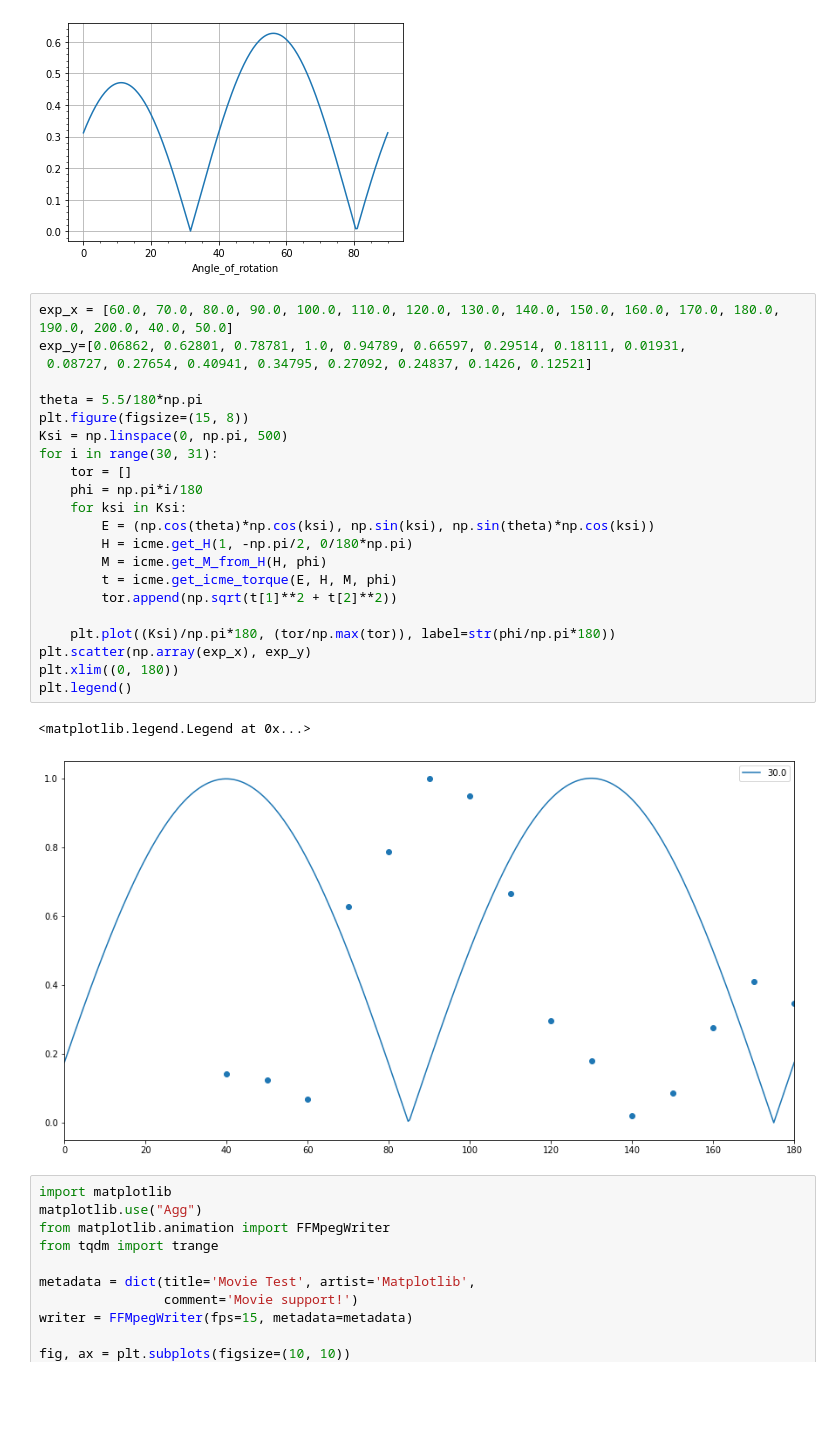
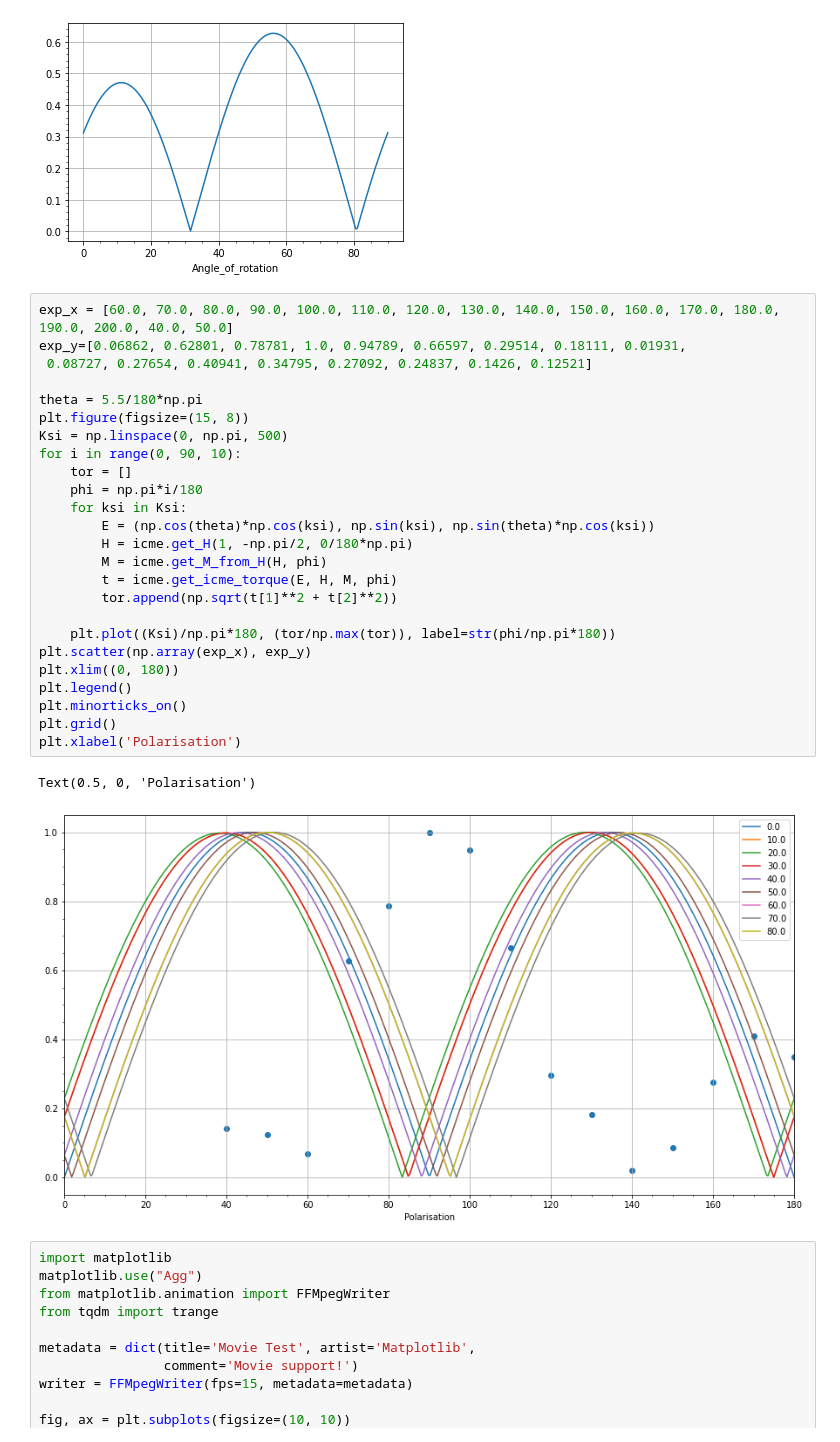
Before and after one commit to Semyonov-as/Python_Modelling, a Jupyter notebook: Waveguide_ICME.ipynb, the cells around one changed output. Drawn from its saved outputs; the diff is of its cells as text; blank space fills up the shorter version.

```diff
--- a/Waveguide_ICME.ipynb
+++ b/Waveguide_ICME.ipynb
@@ -57,28 +57,31 @@ plt.grid()
 # %%
 exp_x = [60.0, 70.0, 80.0, 90.0, 100.0, 110.0, 120.0, 130.0, 140.0, 150.0, 160.0, 170.0, 180.0, 190.0, 200.0, 40.0, 50.0]
 exp_y=[0.06862, 0.62801, 0.78781, 1.0, 0.94789, 0.66597, 0.29514, 0.18111, 0.01931,
  0.08727, 0.27654, 0.40941, 0.34795, 0.27092, 0.24837, 0.1426, 0.12521]
 
 theta = 5.5/180*np.pi
 plt.figure(figsize=(15, 8))
 Ksi = np.linspace(0, np.pi, 500)
-for i in range(30, 31):
+for i in range(0, 90, 10):
     tor = []
     phi = np.pi*i/180
     for ksi in Ksi:
         E = (np.cos(theta)*np.cos(ksi), np.sin(ksi), np.sin(theta)*np.cos(ksi))
         H = icme.get_H(1, -np.pi/2, 0/180*np.pi)
         M = icme.get_M_from_H(H, phi)
         t = icme.get_icme_torque(E, H, M, phi)
         tor.append(np.sqrt(t[1]**2 + t[2]**2))
 
     plt.plot((Ksi)/np.pi*180, (tor/np.max(tor)), label=str(phi/np.pi*180))
 plt.scatter(np.array(exp_x), exp_y)
 plt.xlim((0, 180))
 plt.legend()
+plt.minorticks_on()
+plt.grid()
+plt.xlabel('Polarisation')
 # %% [output]
-<matplotlib.legend.Legend at 0x...>
+Text(0.5, 0, 'Polarisation')
-[figure, old version]
+[figure, new version]
 # %%
 import matplotlib
 matplotlib.use("Agg")
```
Also changed, not shown: 1 other file.
